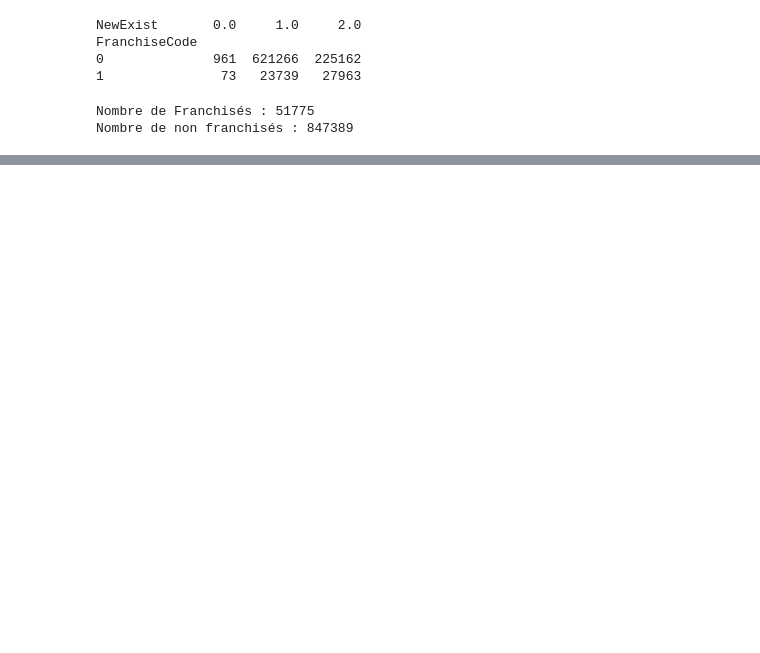
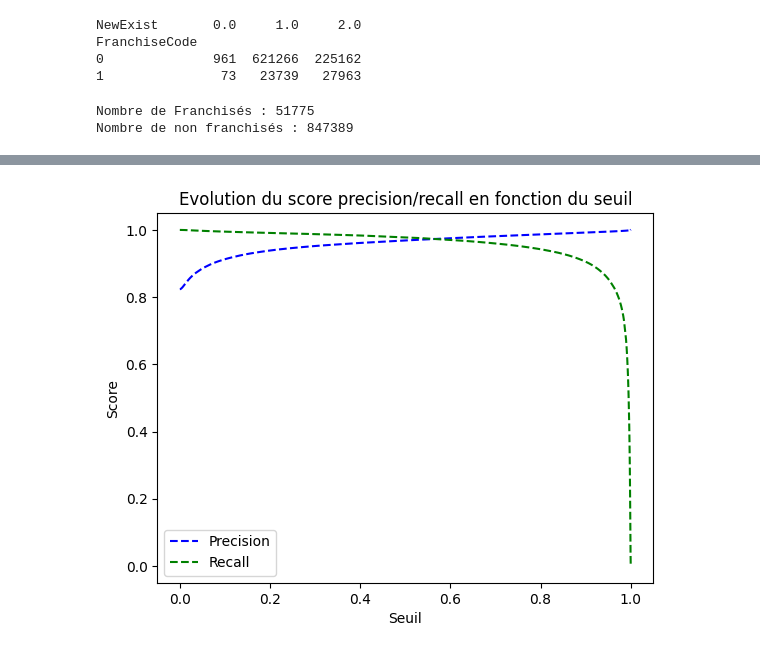
Before and after one commit to ElieLECAS/US_SBA, a Jupyter notebook: nettoyage.ipynb, the cells around one changed output, grey strips where cells are left out. Drawn from its saved outputs; the diff is of its cells as text; code cells hidden in the pictures; blank space fills up the shorter version.

```diff
--- a/nettoyage.ipynb
+++ b/nettoyage.ipynb
@@ -488,0 +529,12 @@ dtype: int64
+# %%
+from sklearn.metrics import precision_recall_curve
+
+# Au lieu d'obtenir les prédictions, on récupere les scores de probabilités pour chaque observations
+y_probas_tr = cross_val_predict(model, X_train, y_train, method="predict_proba")
+display(y_probas_tr)
+
+# On récupere uniquement les probabilités pour la classe positive
+y_scores_tr = y_probas_tr[:, 1]
+
+# A partir des probabilités on calcule les combinaisons de scores pour recall et precision en fonction du seuil
+precisions_tr, recalls_tr, thresholds_tr = precision_recall_curve(y_train, y_scores_tr)
@@ -488,0 +566,10 @@ dtype: int64
+# %%
+plt.plot(thresholds_tr, precisions_tr[:-1], "b--", label="Precision")
+plt.plot(thresholds_tr, recalls_tr[:-1], "g--", label="Recall")
+plt.title("Evolution du score precision/recall en fonction du seuil")
+plt.xlabel("Seuil")
+plt.ylabel("Score")
+plt.legend()
+plt.show()
+# %% [output]
+[figure, added]
```
Also changed, not shown: parts of 16 cells of this notebook, 5 other files.
